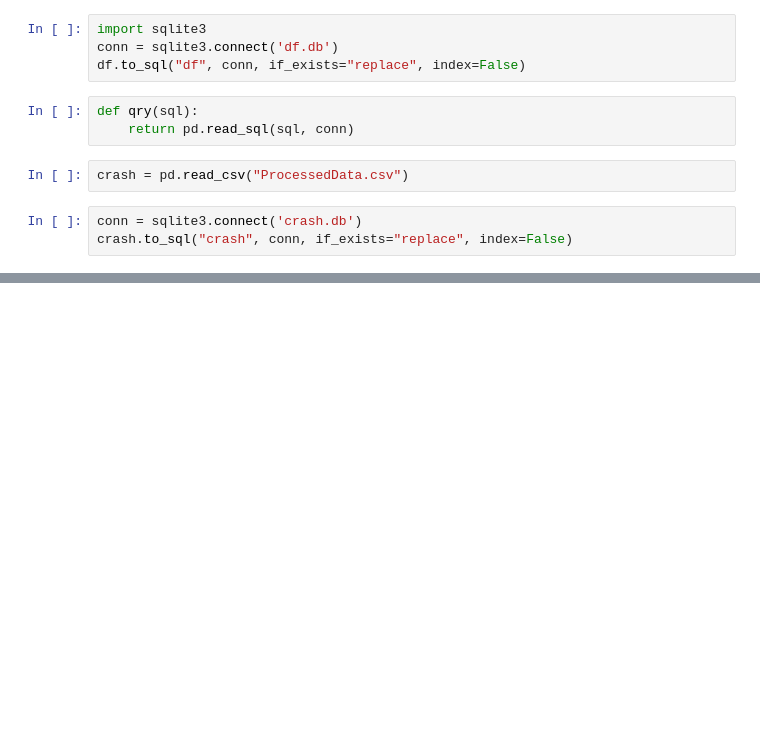
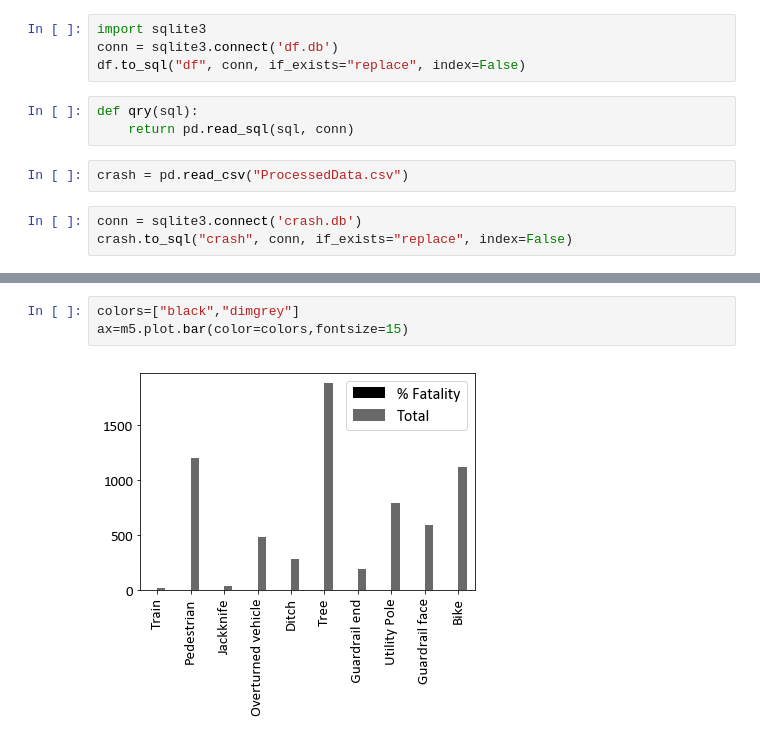
Before and after one commit to tomhuhh/crashthecityofmadison, a Jupyter notebook: plotsforgroup.ipynb, the cells around one changed output, grey strips where cells are left out. Saved outputs shown, nothing was run; the diff lists cells and outputs as text; blank space fills up the shorter version.

```diff
--- a/plotsforgroup.ipynb
+++ b/plotsforgroup.ipynb
@@ -58,0 +119,5 @@ See the caveats in the documentation: http://pandas.pydata.org/pandas-docs/stabl
+# %%
+colors=["black","dimgrey"]
+ax=m5.plot.bar(color=colors,fontsize=15)
+# %% [output]
+[figure, added]
```
Also changed, not shown: parts of 10 cells of this notebook, 5 other files.
